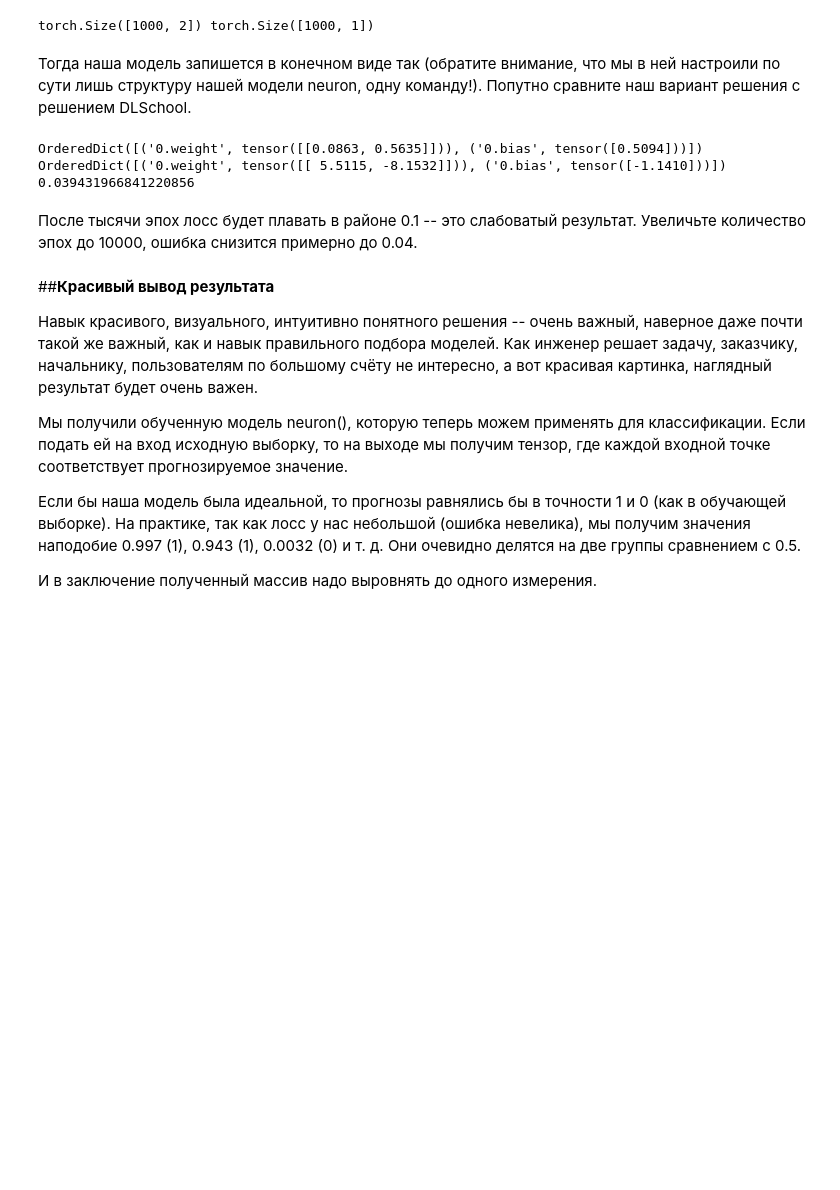
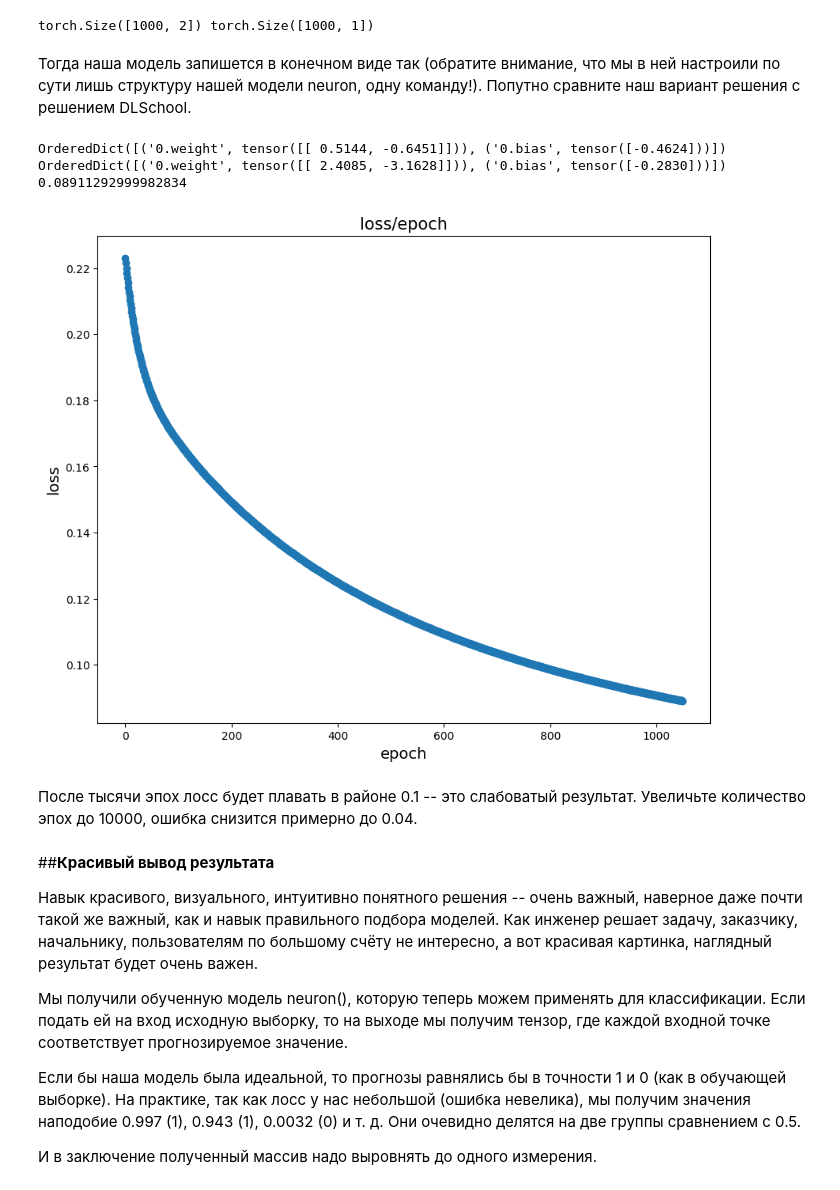
Before and after one commit to Voldek404/High-school-of-programming, a Jupyter notebook: PyTorch/ML1_3.ipynb, the cells around one changed output. Cells and saved outputs as stored; diff of their text form; code cells hidden in the pictures; blank space fills up the shorter version.

```diff
--- a/PyTorch/ML1_3.ipynb
+++ b/PyTorch/ML1_3.ipynb
@@ -165,27 +165,39 @@ torch.Size([1000, 2]) torch.Size([1000, 1])
 # %%
 from torch import optim, nn
 
 neuron = torch.nn.Sequential(
     Linear(2, out_features=1),
     Sigmoid()
 )
 print(neuron.state_dict())
+loss_arr = []
+epoch_arr = []
 
 lr = 0.1
-n_epochs = 10000
+n_epochs = 1050
 loss_fn = nn.MSELoss(reduction="mean")
 optimizer = optim.SGD(neuron.parameters(), lr=lr)
 train_step = make_train_step(neuron, loss_fn, optimizer)
 
 for epoch in range(n_epochs):
     loss = train_step(X, y)
+    loss_arr.append(loss)
+    epoch_arr.append(epoch)
 
 print(neuron.state_dict())
 print(loss)
+
+plt.figure(figsize=(10, 8))
+plt.scatter(epoch_arr, loss_arr)
+plt.title('loss/epoch', fontsize=15)
+plt.ylabel('loss', fontsize=14)
+plt.xlabel('epoch', fontsize=14)
+plt.show();
 # %% [output]
-OrderedDict([('0.weight', tensor([[0.0863, 0.5635]])), ('0.bias', tensor([0.5094]))])
-OrderedDict([('0.weight', tensor([[ 5.5115, -8.1532]])), ('0.bias', tensor([-1.1410]))])
-0.039431966841220856
+OrderedDict([('0.weight', tensor([[ 0.5144, -0.6451]])), ('0.bias', tensor([-0.4624]))])
+OrderedDict([('0.weight', tensor([[ 2.4085, -3.1628]])), ('0.bias', tensor([-0.2830]))])
+0.08911292999982834
+[figure, added]
 # %% [markdown]
 После тысячи эпох лосс будет плавать в районе 0.1 -- это слабоватый результат. Увеличьте количество эпох до 10000, ошибка снизится примерно до 0.04.
 # %% [markdown]
```
Also changed, not shown: parts of 3 cells of this notebook.
